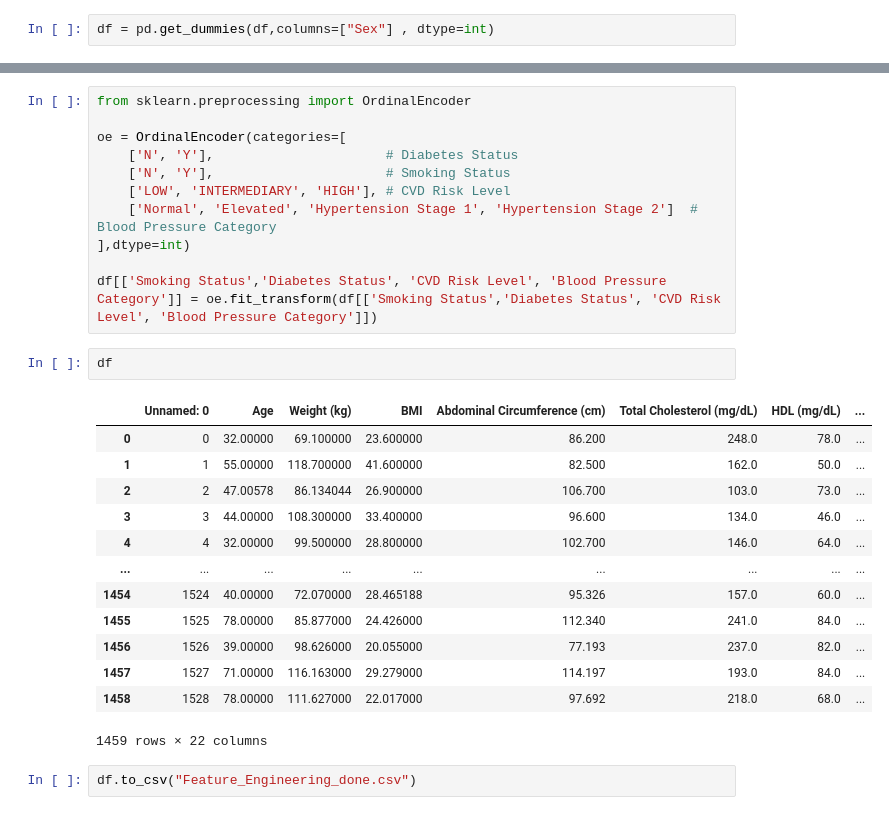
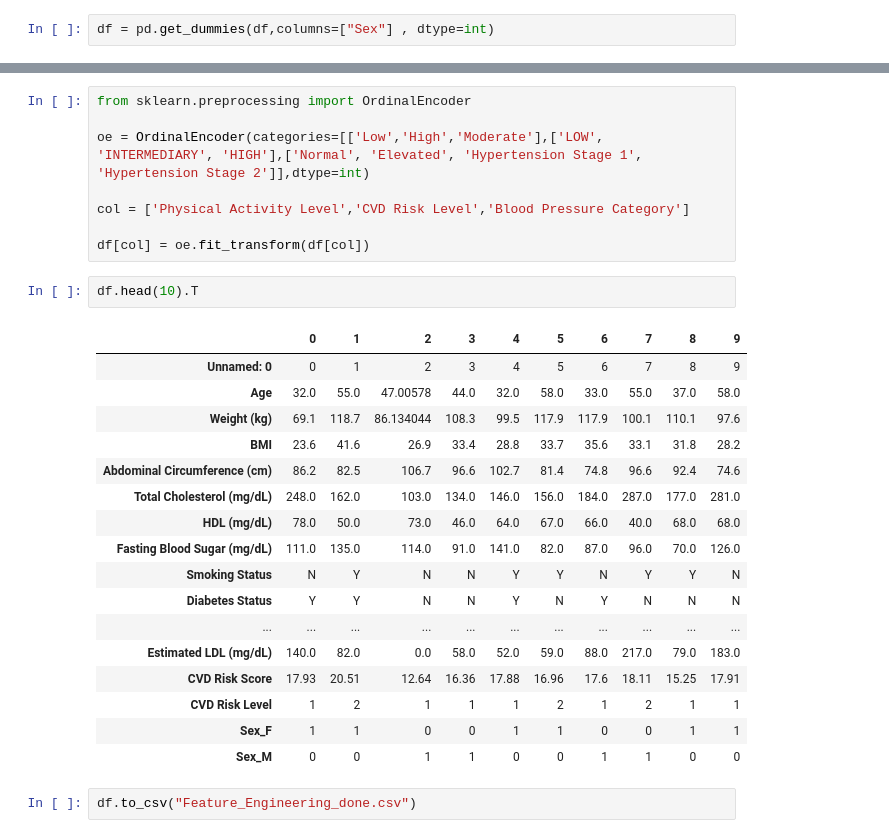
Before and after one commit to varunkumar-2107/Cardiovascular-Disease-Risk-Predictor, a Jupyter notebook: Feature_Engineering.ipynb, the cells around one changed output, grey strips where cells are left out. Saved outputs shown, nothing was run; the diff lists cells and outputs as text.

```diff
--- a/Feature_Engineering.ipynb
+++ b/Feature_Engineering.ipynb
@@ -63,29 +83,30 @@ df = pd.get_dummies(df,columns=["Sex"] , dtype=int)
 # %%
 from sklearn.preprocessing import OrdinalEncoder
 
-oe = OrdinalEncoder(categories=[
-    ['N', 'Y'],                      # Diabetes Status
-    ['N', 'Y'],                      # Smoking Status
-    ['LOW', 'INTERMEDIARY', 'HIGH'], # CVD Risk Level
-    ['Normal', 'Elevated', 'Hypertension Stage 1', 'Hypertension Stage 2']  # Blood Pressure Category
-],dtype=int)
+oe = OrdinalEncoder(categories=[['Low','High','Moderate'],['LOW', 'INTERMEDIARY', 'HIGH'],['Normal', 'Elevated', 'Hypertension Stage 1', 'Hypertension Stage 2']],dtype=int)
 
-df[['Smoking Status','Diabetes Status', 'CVD Risk Level', 'Blood Pressure Category']] = oe.fit_transform(df[['Smoking Status','Diabetes Status', 'CVD Risk Level', 'Blood Pressure Category']])
+col = ['Physical Activity Level','CVD Risk Level','Blood Pressure Category']
+
+df[col] = oe.fit_transform(df[col])
 # %%
-df
+df.head(10).T
 # %% [output]
-|  | Unnamed: 0 | Age | Weight (kg) | BMI | Abdominal Circumference (cm) | Total Cholesterol (mg/dL) | HDL (mg/dL) | ... |
-| 0 | 0 | 32.00000 | 69.100000 | 23.600000 | 86.200 | 248.0 | 78.0 | ... |
-| 1 | 1 | 55.00000 | 118.700000 | 41.600000 | 82.500 | 162.0 | 50.0 | ... |
-| 2 | 2 | 47.00578 | 86.134044 | 26.900000 | 106.700 | 103.0 | 73.0 | ... |
-| 3 | 3 | 44.00000 | 108.300000 | 33.400000 | 96.600 | 134.0 | 46.0 | ... |
-| 4 | 4 | 32.00000 | 99.500000 | 28.800000 | 102.700 | 146.0 | 64.0 | ... |
-| ... | ... | ... | ... | ... | ... | ... | ... | ... |
-| 1454 | 1524 | 40.00000 | 72.070000 | 28.465188 | 95.326 | 157.0 | 60.0 | ... |
-| 1455 | 1525 | 78.00000 | 85.877000 | 24.426000 | 112.340 | 241.0 | 84.0 | ... |
-| 1456 | 1526 | 39.00000 | 98.626000 | 20.055000 | 77.193 | 237.0 | 82.0 | ... |
-| 1457 | 1527 | 71.00000 | 116.163000 | 29.279000 | 114.197 | 193.0 | 84.0 | ... |
-| 1458 | 1528 | 78.00000 | 111.627000 | 22.017000 | 97.692 | 218.0 | 68.0 | ... |
+|  | 0 | 1 | 2 | 3 | 4 | 5 | 6 | 7 | 8 | 9 |
+| Unnamed: 0 | 0 | 1 | 2 | 3 | 4 | 5 | 6 | 7 | 8 | 9 |
+| Age | 32.0 | 55.0 | 47.00578 | 44.0 | 32.0 | 58.0 | 33.0 | 55.0 | 37.0 | 58.0 |
+| Weight (kg) | 69.1 | 118.7 | 86.134044 | 108.3 | 99.5 | 117.9 | 117.9 | 100.1 | 110.1 | 97.6 |
+| BMI | 23.6 | 41.6 | 26.9 | 33.4 | 28.8 | 33.7 | 35.6 | 33.1 | 31.8 | 28.2 |
+| Abdominal Circumference (cm) | 86.2 | 82.5 | 106.7 | 96.6 | 102.7 | 81.4 | 74.8 | 96.6 | 92.4 | 74.6 |
+| Total Cholesterol (mg/dL) | 248.0 | 162.0 | 103.0 | 134.0 | 146.0 | 156.0 | 184.0 | 287.0 | 177.0 | 281.0 |
+| HDL (mg/dL) | 78.0 | 50.0 | 73.0 | 46.0 | 64.0 | 67.0 | 66.0 | 40.0 | 68.0 | 68.0 |
+| Fasting Blood Sugar (mg/dL) | 111.0 | 135.0 | 114.0 | 91.0 | 141.0 | 82.0 | 87.0 | 96.0 | 70.0 | 126.0 |
+| Smoking Status | N | Y | N | N | Y | Y | N | Y | Y | N |
+| Diabetes Status | Y | Y | N | N | Y | N | Y | N | N | N |
+| ... | ... | ... | ... | ... | ... | ... | ... | ... | ... | ... |
+| Estimated LDL (mg/dL) | 140.0 | 82.0 | 0.0 | 58.0 | 52.0 | 59.0 | 88.0 | 217.0 | 79.0 | 183.0 |
+| CVD Risk Score | 17.93 | 20.51 | 12.64 | 16.36 | 17.88 | 16.96 | 17.6 | 18.11 | 15.25 | 17.91 |
+| CVD Risk Level | 1 | 2 | 1 | 1 | 1 | 2 | 1 | 2 | 1 | 1 |
+| Sex_F | 1 | 1 | 0 | 0 | 1 | 1 | 0 | 0 | 1 | 1 |
+| Sex_M | 0 | 0 | 1 | 1 | 0 | 0 | 1 | 1 | 0 | 0 |
-1459 rows × 22 columns
 # %%
 df.to_csv("Feature_Engineering_done.csv")
```
Also changed, not shown: parts of 1 cell of this notebook, 6 other files.
